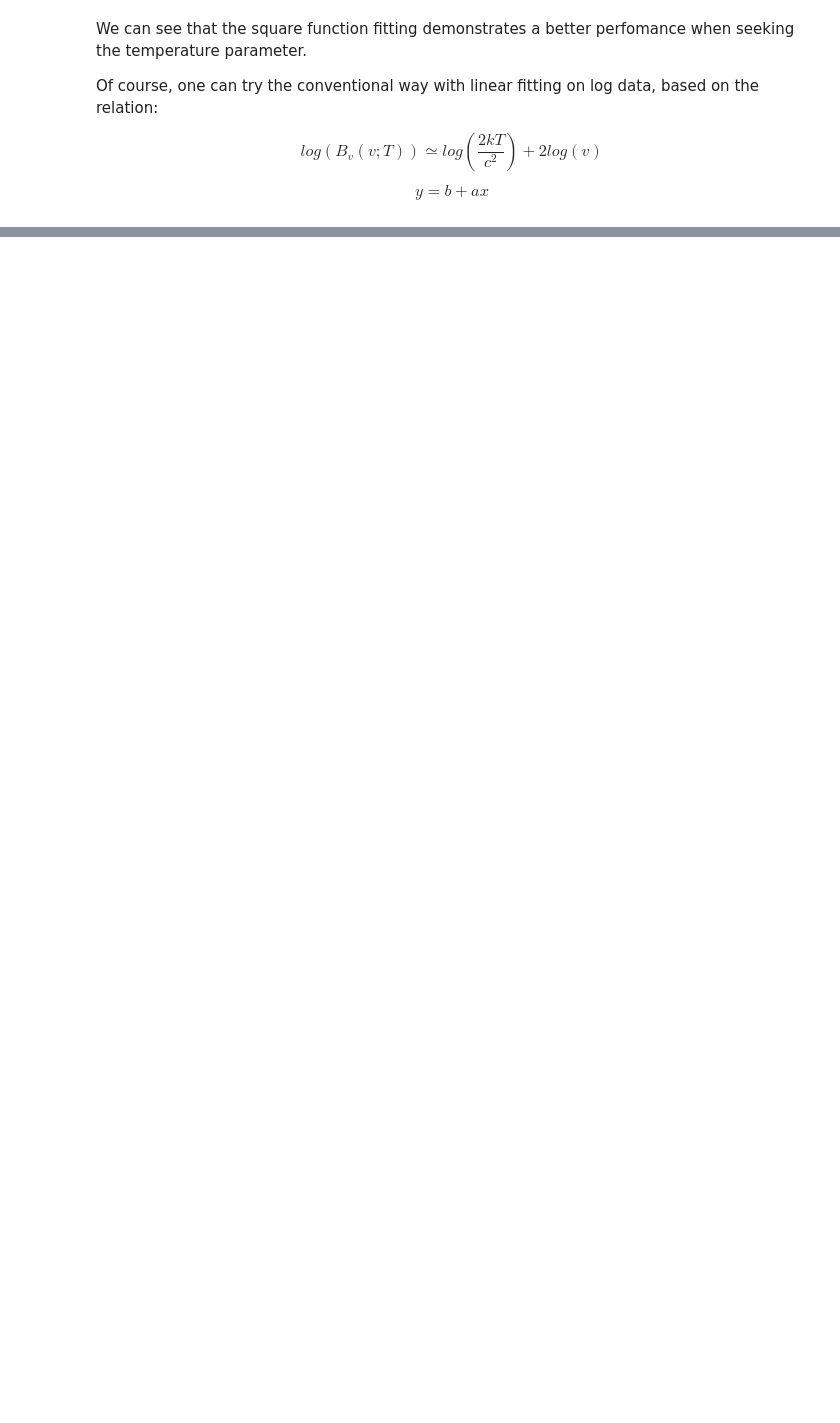
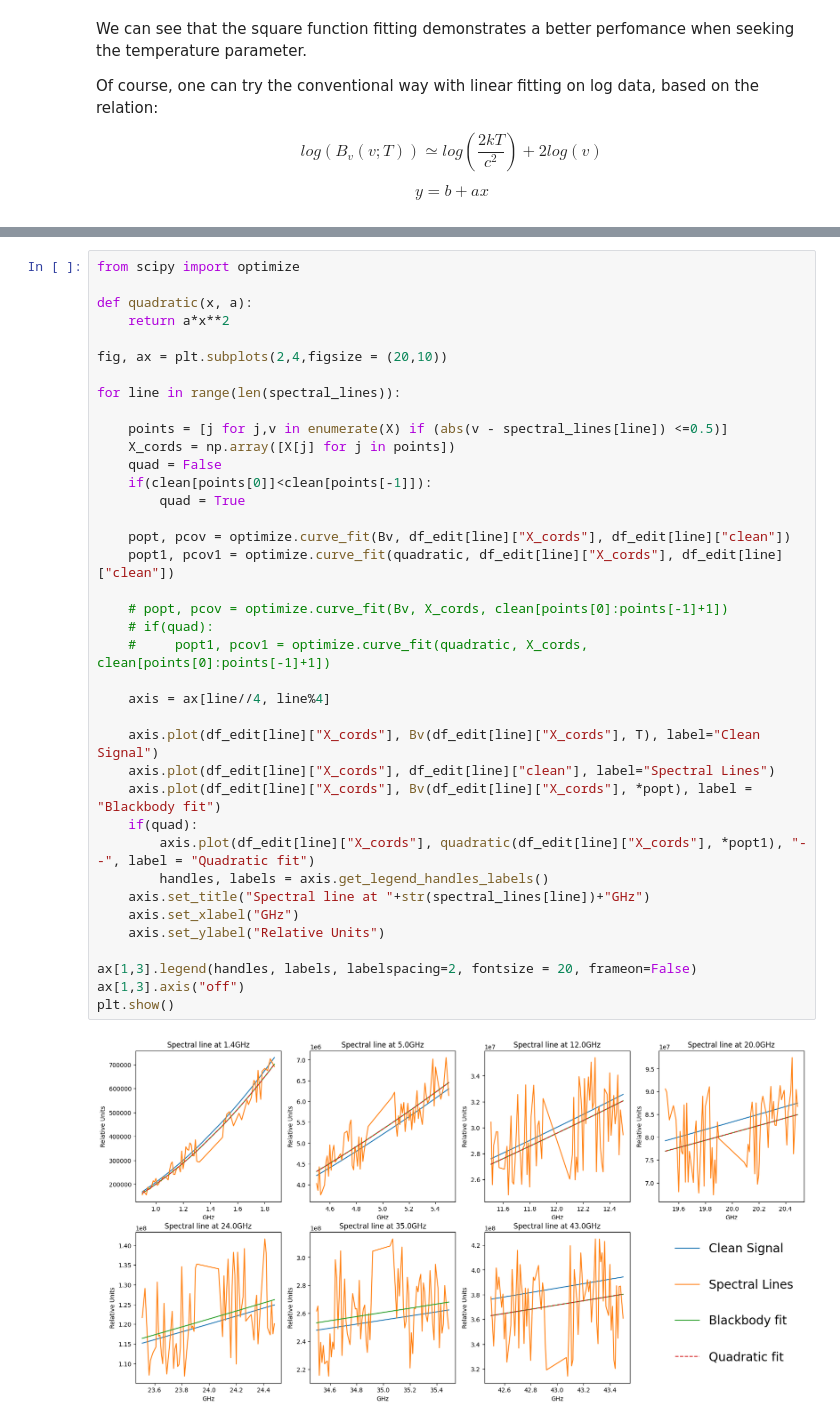
Before and after one commit to iliodis/ASTRO-BEAM, a Jupyter notebook: Task1-BlackbodyRadiationFitting/BlackbodyRadiationFitting.ipynb, the cells around one changed output, grey strips where cells are left out. Drawn from its saved outputs; the diff is of its cells as text; blank space fills up the shorter version.

```diff
--- a/Task1-BlackbodyRadiationFitting/BlackbodyRadiationFitting.ipynb
+++ b/Task1-BlackbodyRadiationFitting/BlackbodyRadiationFitting.ipynb
@@ -649,0 +543,40 @@ plt.show()
+# %%
+from scipy import optimize
+
+def quadratic(x, a):
+    return a*x**2
+
+fig, ax = plt.subplots(2,4,figsize = (20,10))
+
+for line in range(len(spectral_lines)):
+
+    points = [j for j,v in enumerate(X) if (abs(v - spectral_lines[line]) <=0.5)]
+    X_cords = np.array([X[j] for j in points])
+    quad = False
+    if(clean[points[0]]<clean[points[-1]]):
+        quad = True
+
+    popt, pcov = optimize.curve_fit(Bv, df_edit[line]["X_cords"], df_edit[line]["clean"])
+    popt1, pcov1 = optimize.curve_fit(quadratic, df_edit[line]["X_cords"], df_edit[line]["clean"])
+
+    # popt, pcov = optimize.curve_fit(Bv, X_cords, clean[points[0]:points[-1]+1])
+    # if(quad):
+    #     popt1, pcov1 = optimize.curve_fit(quadratic, X_cords, clean[points[0]:points[-1]+1])
+
+    axis = ax[line//4, line%4]
+
+    axis.plot(df_edit[line]["X_cords"], Bv(df_edit[line]["X_cords"], T), label="Clean Signal")
+    axis.plot(df_edit[line]["X_cords"], df_edit[line]["clean"], label="Spectral Lines")
+    axis.plot(df_edit[line]["X_cords"], Bv(df_edit[line]["X_cords"], *popt), label = "Blackbody fit")
+    if(quad):
+        axis.plot(df_edit[line]["X_cords"], quadratic(df_edit[line]["X_cords"], *popt1), "--", label = "Quadratic fit")
+        handles, labels = axis.get_legend_handles_labels()
+    axis.set_title("Spectral line at "+str(spectral_lines[line])+"GHz")
+    axis.set_xlabel("GHz")
+    axis.set_ylabel("Relative Units")
+
+ax[1,3].legend(handles, labels, labelspacing=2, fontsize = 20, frameon=False)
+ax[1,3].axis("off")
+plt.show()
+# %% [output]
+[figure, added]
```
Also changed, not shown: parts of 23 cells of this notebook.
